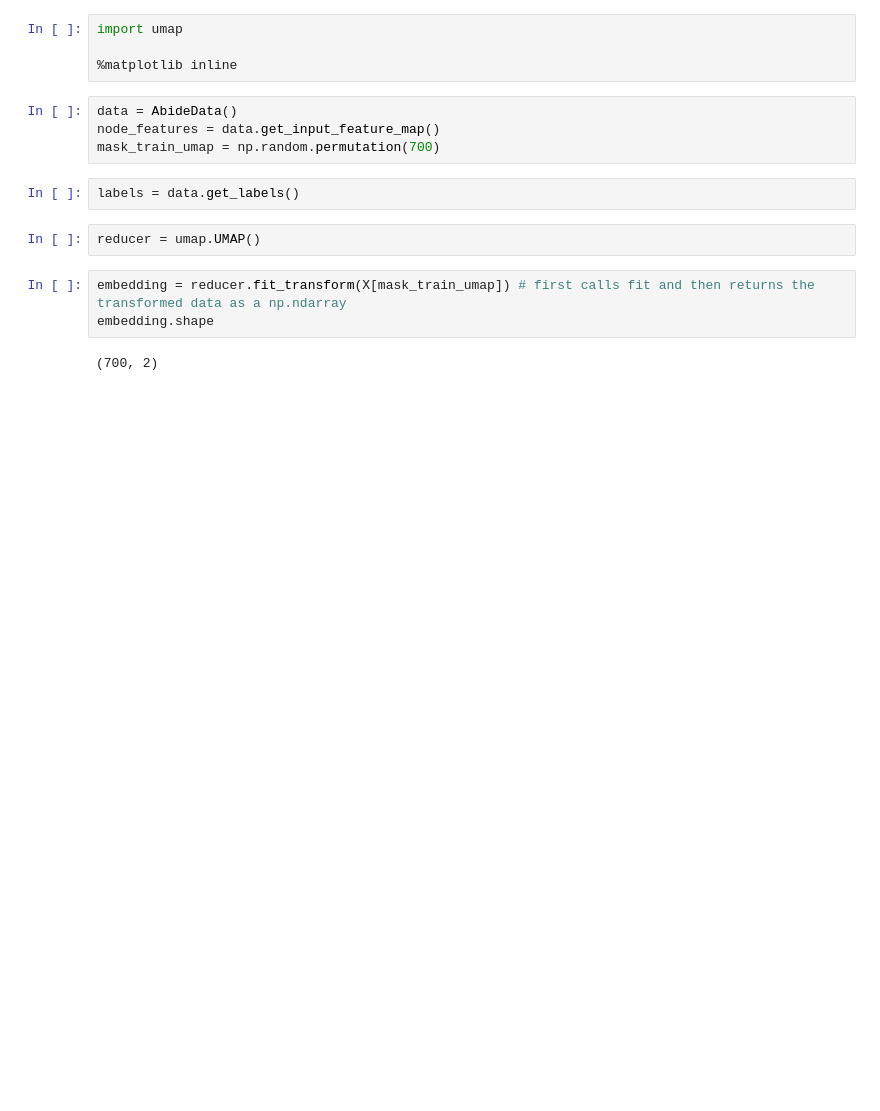
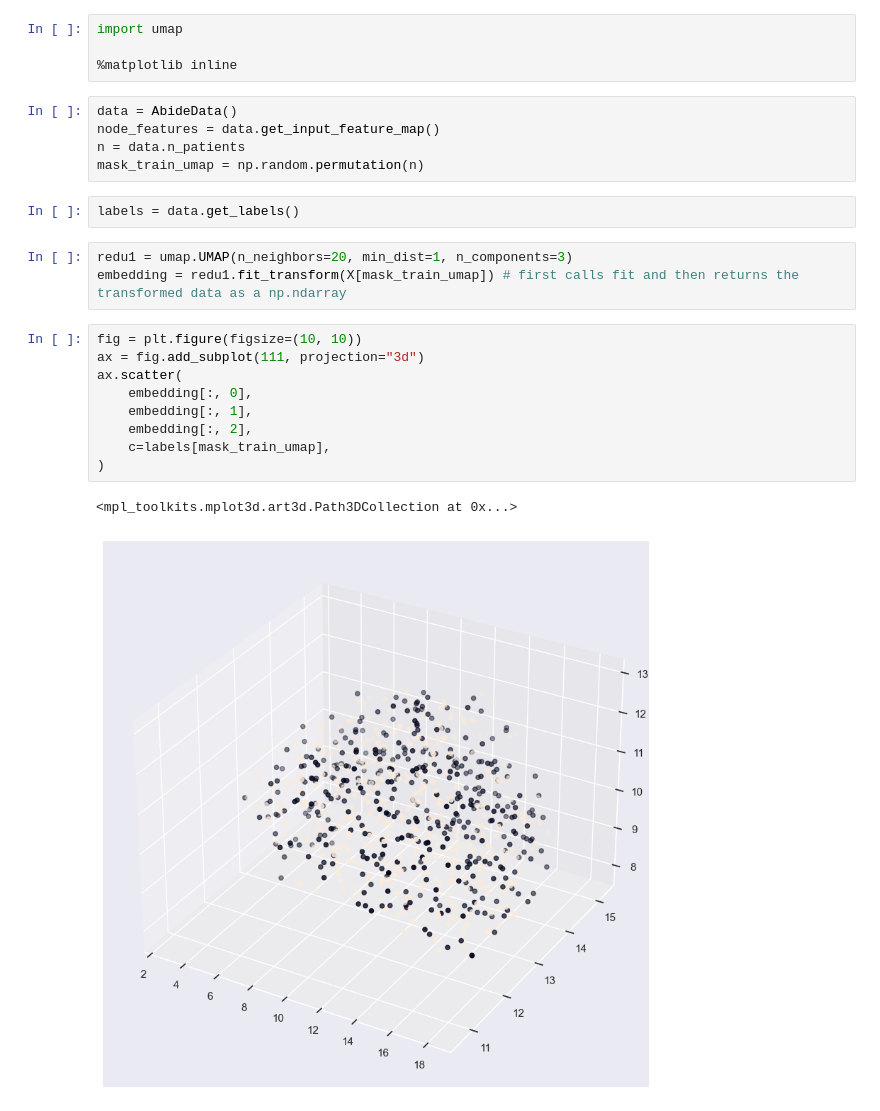
Before and after one commit to balthazarneveu/spectral_graph_convolutions, a Jupyter notebook: ABIDE_dataset/visualize_data.ipynb, the cells around one changed output. Drawn from its saved outputs; the diff is of its cells as text; blank space fills up the shorter version.

```diff
--- a/ABIDE_dataset/visualize_data.ipynb
+++ b/ABIDE_dataset/visualize_data.ipynb
@@ -360,16 +360,25 @@ import umap
 # %%
 data = AbideData()
 node_features = data.get_input_feature_map()
-mask_train_umap = np.random.permutation(700)
+n = data.n_patients
+mask_train_umap = np.random.permutation(n)
 # %%
 labels = data.get_labels()
-# %%
-reducer = umap.UMAP()
 # %%
-embedding = reducer.fit_transform(X[mask_train_umap]) # first calls fit and then returns the transformed data as a np.ndarray
-embedding.shape
+redu1 = umap.UMAP(n_neighbors=20, min_dist=1, n_components=3)
+embedding = redu1.fit_transform(X[mask_train_umap]) # first calls fit and then returns the transformed data as a np.ndarray
-# %% [output]
-(700, 2)
+# %%
+fig = plt.figure(figsize=(10, 10))
+ax = fig.add_subplot(111, projection="3d")
+ax.scatter(
+    embedding[:, 0],
+    embedding[:, 1],
+    embedding[:, 2],
+    c=labels[mask_train_umap],
+)
+# %% [output]
+<mpl_toolkits.mplot3d.art3d.Path3DCollection at 0x...>
+[figure, added]
 # %%
 plt.scatter(
     embedding[:, 0],
```
Also changed, not shown: parts of 3 cells of this notebook.
